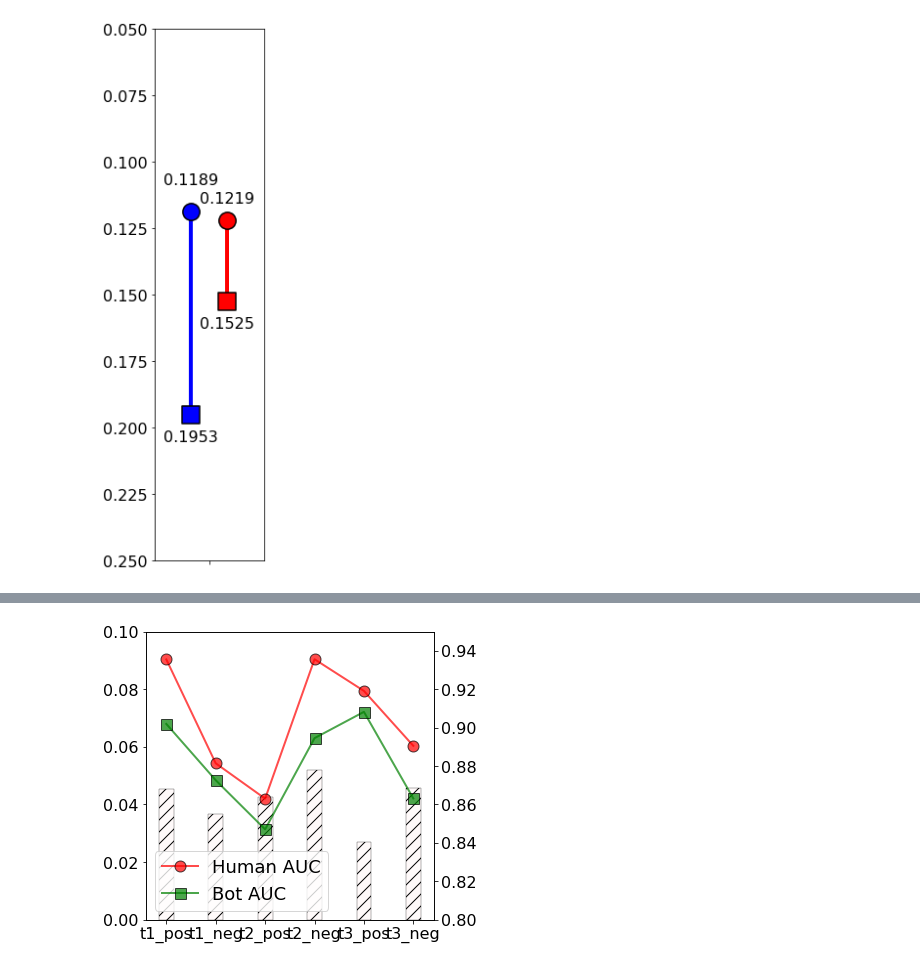
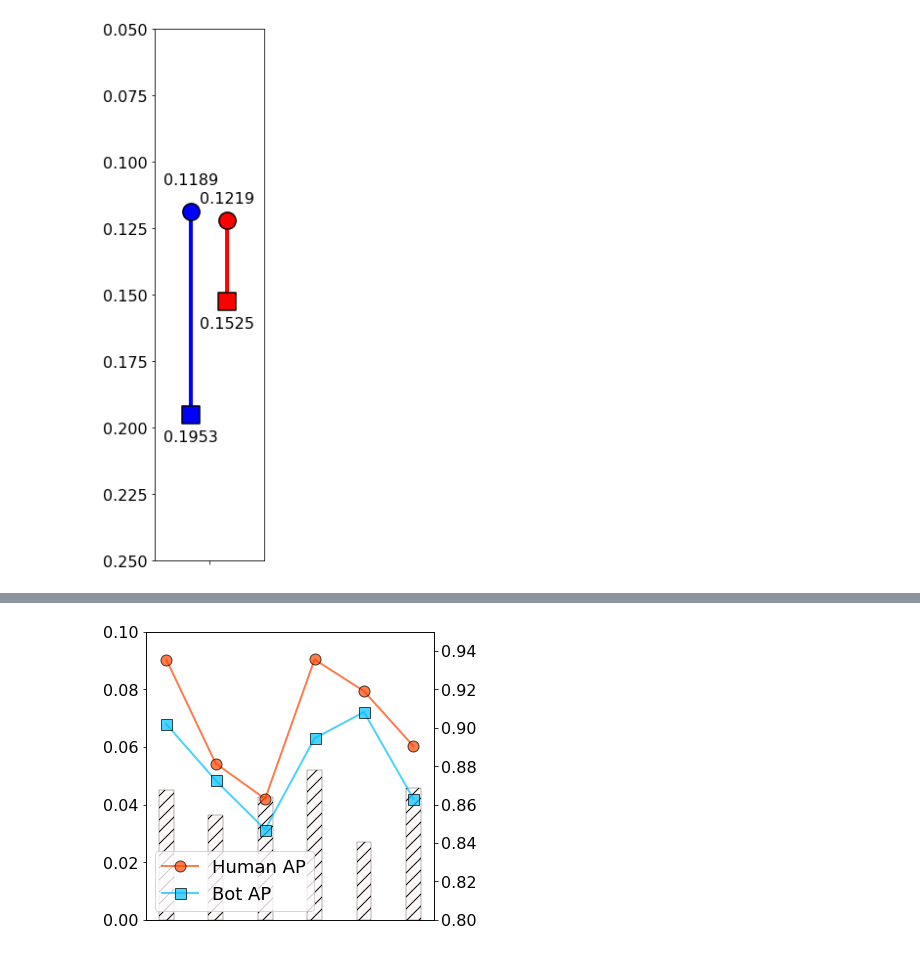
Before and after one commit to ZaccWu/botImpact, a Jupyter notebook: result+vis.ipynb, the cells around one changed output, grey strips where cells are left out. Saved outputs shown, nothing was run; the diff lists cells and outputs as text; code cells hidden in the pictures.

```diff
--- a/result+vis.ipynb
+++ b/result+vis.ipynb
@@ -224,27 +225,28 @@ plt.show()
 # %%
 # t1 pos
 fig = plt.figure(figsize=(5,5))
 
 label = ['t1_pos', 't2_pos', 't3_pos', 't1_neg', 't2_neg', 't3_neg']
 label = ['t1_pos', 't1_neg', 't2_pos', 't2_neg', 't3_pos', 't3_neg']
 apH = [0.9355, 0.8814, 0.8630, 0.9356, 0.9191, 0.8905]
 apB = [0.9019, 0.8726, 0.8470, 0.8945, 0.9082, 0.8631]
 change = [0.0452, 0.0365, 0.0426, 0.0519, 0.0270, 0.0458]
 
 axis1 = fig.add_axes((0.1, 0.1, 0.8, 0.8))
 axis2 = axis1.twinx()
-axis2.errorbar(label, apH, label='Human AUC', alpha=0.7, linewidth = 2, marker = 'o', elinewidth=0.5, capsize=1, capthick=2, ms=11, mec='black',
-             color='r', zorder=2)
-axis2.errorbar(label, apB, label='Bot AUC', alpha=0.7, linewidth = 2, marker = 's', elinewidth=0.5, capsize=1, capthick=2, ms=11, mec='black',
-             color='g', zorder=2)
+axis2.errorbar(label, apH, label='Human AP', alpha=0.7, linewidth = 2, marker = 'o', elinewidth=0.5, capsize=1, capthick=2, ms=11, mec='black',
+             color='orangered', zorder=2)
+axis2.errorbar(label, apB, label='Bot AP', alpha=0.7, linewidth = 2, marker = 's', elinewidth=0.5, capsize=1, capthick=2, ms=11, mec='black',
+             color='deepskyblue', zorder=2)
 axis1.bar(label, height=change, width=0.3, color='snow', hatch='//', edgecolor='black', linewidth= 0.3)
 axis1.set_ylim(0., 0.1)
 axis2.set_ylim(0.8, 0.95)
 axis1.tick_params(labelsize=16)
 axis2.tick_params(labelsize=16)
+axis2.set_xticks([])
 
 plt.legend(fontsize=18)
 plt.savefig('gcn_ap.jpg', bbox_inches = 'tight', dpi=500)
 plt.show()
 # %% [output]
-[figure, old version]
+[figure, new version]
```
Also changed, not shown: parts of 1 cell of this notebook, 24 other files.
